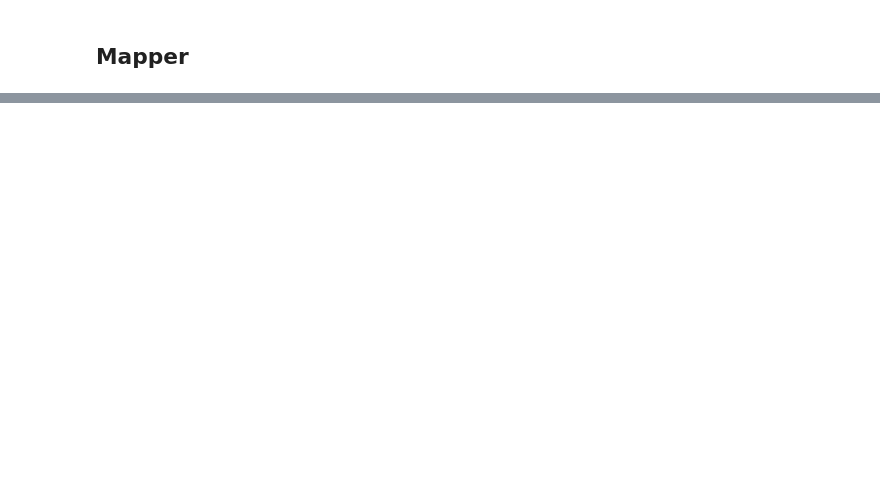
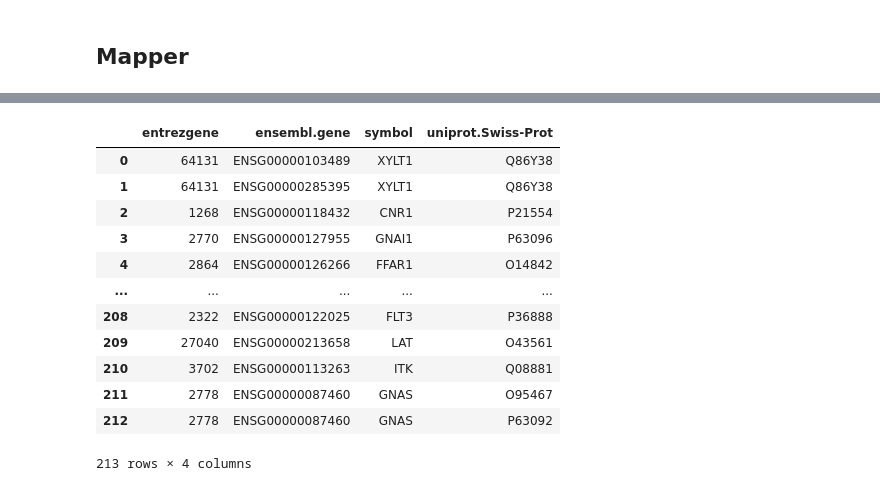
Before and after one commit to bionetslab/digest, a Jupyter notebook: jupyter/Untitled.ipynb, the cells around one changed output, grey strips where cells are left out. Saved outputs shown, nothing was run; the diff lists cells and outputs as text; code cells hidden in the pictures; blank space fills up the shorter version.

```diff
--- a/jupyter/Untitled.ipynb
+++ b/jupyter/Untitled.ipynb
@@ -39,14 +68,32 @@ mg = get_client("gene")
 # %%
-def get_gene_mapping(mg, gene_set):
+def get_gene_mapping(gene_set, id_type):
     """
     Simple converter.
 
     :param gene_set: Set of gene ids
     :return: Dataframe
     """
-    return mg.querymany(gene_set, scopes='uniprot.Swiss-Prot,symbol,ensembl.gene,entrezgene',
-                        fields='symbol',
-                        species='human', returnall=False, as_dataframe=True, df_index=False)
+    # ===== Get mapping from local mapping file =====
+    prev_mapping = pd.read_csv('gene_mapping.csv')
+    pre_df = prev_mapping[prev_mapping[id_type_key[id_type]].isin(gene_set)]
+    # ===== Get mapping for missing values =====
+    missing = list(set(gene_set)-set(prev_mapping[id_type_key[id_type]]))
+    if len(missing) > 0:
+        gene_ids=['uniprot.Swiss-Prot','symbol','ensembl.gene','entrezgene']
+        gene_ids.remove(id_type_key[id_type])
+        mg = get_client("gene")
+        mapping = mg.querymany(missing, scopes=id_type_key[id_type], fields=','.join(gene_ids),
+                     species='human', returnall=False, as_dataframe=True, df_index=False)
+        mapping.rename(columns={'query': id_type_key[id_type]}, inplace = True)
+        # ===== Split if there are multiple ensembl ids =====
+        if 'ensembl' in mapping:
+            mapping = mapping.explode('ensembl')
+            mask = ~mapping['ensembl'].isna()
+            mapping.loc[mask, 'ensembl'] = mapping.loc[mask, 'ensembl'].apply(lambda x: x.get('gene'))
+            mapping['ensembl.gene'].fillna(mapping.ensembl, inplace=True)
+        pre_df = pd.concat([pre_df, mapping[['entrezgene','ensembl.gene','symbol','uniprot.Swiss-Prot']]]).reset_index(drop=True)
+    # TODO: Override old local data
+    return pre_df
 
 def get_gene_to_keggpathway(mg, gene_set):
     """
@@ -60,8 +107,8 @@ def get_gene_to_keggpathway(mg, gene_set):
                         species='human', returnall=False, as_dataframe=True, df_index=False)
 # %%
 start = timeit.default_timer()
-reference_mapping = get_gene_mapping(mg,seeds)
-target_mapping = get_gene_mapping(mg,significance)
+reference_mapping = get_gene_mapping(seeds, 'uniprot')
+target_mapping = get_gene_mapping(significance, 'uniprot')
 stop = timeit.default_timer()
 print('Time: ', stop - start)
 # %% [output]
@@ -81,0 +128,16 @@ target_mapping[target_mapping['query']=='P34998']
+# %%
+target_mapping
+# %% [output]
+|  | entrezgene | ensembl.gene | symbol | uniprot.Swiss-Prot |
+| 0 | 64131 | ENSG00000103489 | XYLT1 | Q86Y38 |
+| 1 | 64131 | ENSG00000285395 | XYLT1 | Q86Y38 |
+| 2 | 1268 | ENSG00000118432 | CNR1 | P21554 |
+| 3 | 2770 | ENSG00000127955 | GNAI1 | P63096 |
+| 4 | 2864 | ENSG00000126266 | FFAR1 | O14842 |
+| ... | ... | ... | ... | ... |
+| 208 | 2322 | ENSG00000122025 | FLT3 | P36888 |
+| 209 | 27040 | ENSG00000213658 | LAT | O43561 |
+| 210 | 3702 | ENSG00000113263 | ITK | Q08881 |
+| 211 | 2778 | ENSG00000087460 | GNAS | O95467 |
+| 212 | 2778 | ENSG00000087460 | GNAS | P63092 |
+213 rows × 4 columns
```
Also changed, not shown: parts of 16 cells of this notebook, 3 other files.
